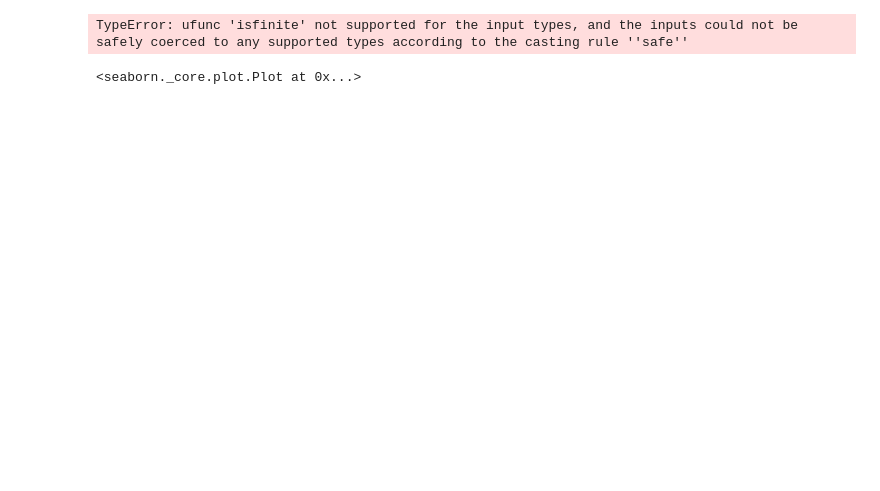
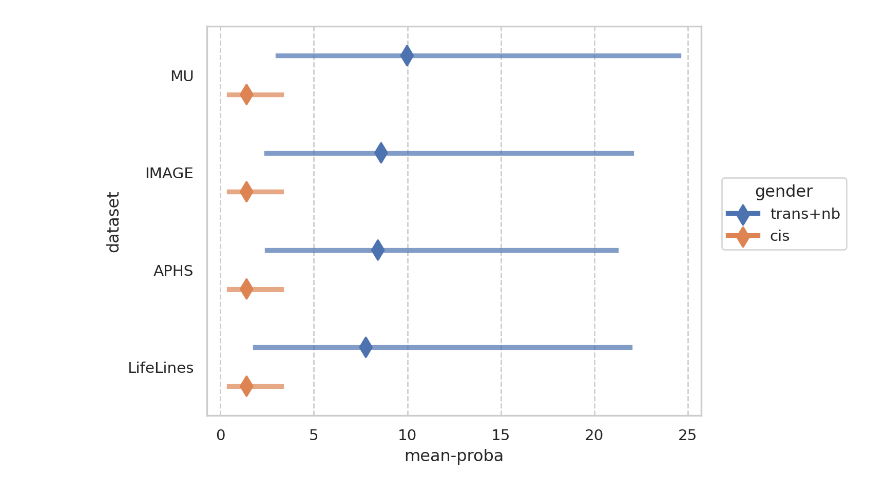
Before and after one commit to arnos-stuff/autism-trans, a Jupyter notebook: plot_probas.ipynb, the cells around one changed output. Saved outputs shown, nothing was run; the diff lists cells and outputs as text; code cells hidden in the pictures; blank space fills up the shorter version.

```diff
--- a/plot_probas.ipynb
+++ b/plot_probas.ipynb
@@ -58,7 +58,7 @@ dfperc = df.loc[:, [
     'autism.95%CI.upper']
 ].applymap(lambda x: round(100.0*x, 3))
 # %%
-dfperc[['category', 'dataset']] = df[['category', 'dataset']]
+dfperc[['category', 'dataset', 'gender']] = df[['category', 'dataset', 'gender']]
 # %%
 dfperc.to_csv('autism-probas-easy-read.csv', index=False)
 # %%
@@ -68,18 +69,28 @@ import seaborn.objects as so
 # %%
 
-(
+p = (
     so.Plot(
-        df,
+        dfperc[dfperc.category == "cisgender-individuals-altogether"],
         x="mean-proba",
         y="dataset",
-        color="gender-diverse",
+        color="gender",
         xmin="95%CI.lower",
         xmax="95%CI.upper",
-    ).facet("category")
-    .add(so.Dot(), so.Agg(), so.Dodge())
-    .add(so.Range(), so.Dodge())
+
+    )
+    .add(so.Dot(
+        pointsize=10,
+        marker="d",
+        alpha=1,
+        edgewidth=1.5,
+        ),
+        so.Agg(),
+        so.Dodge()
+        )
+    .add(so.Range(linewidth=3.5,alpha=0.7,), so.Dodge())
 )
-# %% [output]
-TypeError: ufunc 'isfinite' not supported for the input types, and the inputs could not be safely coerced to any supported types according to the casting rule ''safe''
-<seaborn._core.plot.Plot at 0x...>
+# %%
+p.theme({**axes_style("whitegrid"), "grid.linestyle": "--"})
+# %% [output]
+[figure, added]
 # %%
```
Also changed, not shown: parts of 5 cells of this notebook, 13 other files.
